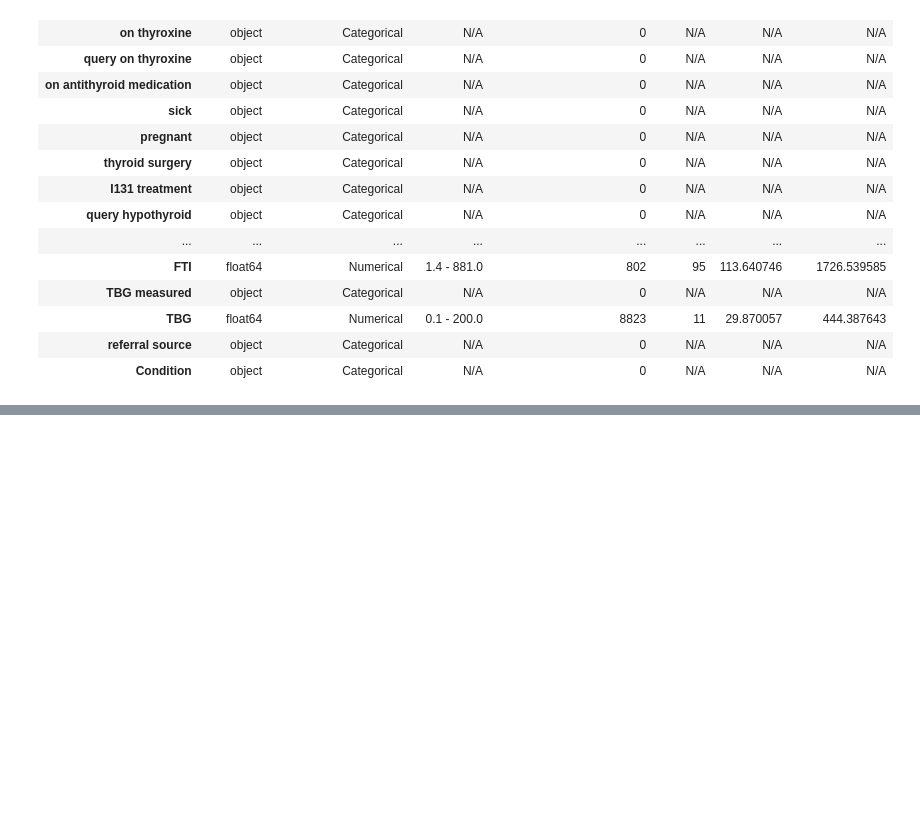
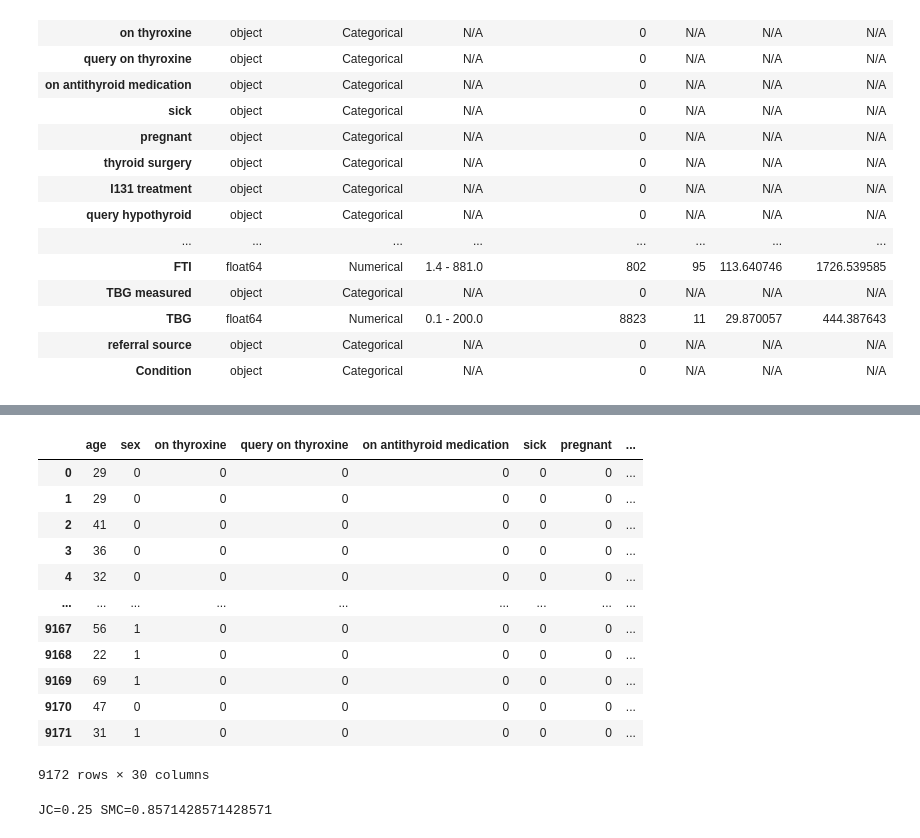
Before and after one commit to ajratnam/ML_LAB_24, a Jupyter notebook: Lab 02/Program.ipynb, the cells around one changed output, grey strips where cells are left out. Cells and saved outputs as stored; diff of their text form; code cells hidden in the pictures; blank space fills up the shorter version.

```diff
--- a/Lab 02/Program.ipynb
+++ b/Lab 02/Program.ipynb
@@ -197,0 +256,67 @@ data
+# %%
+def normalize_data(data):
+    """
+    Normalizes numerical columns and converts categorical columns to numerical codes.
+
+    Args:
+        data (pandas.DataFrame): The DataFrame to be normalized.
+
+    Returns:
+        pandas.DataFrame: The DataFrame with normalized numerical columns and categorical columns converted to codes.
+    """
+    columns = data.columns
+    data_types = data.dtypes
+
+    for column in columns:
+        if data_types[column] == "int64" or data_types[column] == "float64":
+            # data[column] = (data[column] - data[column].min()) / (data[column].max() - data[column].min())  # Uncomment to perform min-max normalization
+            pass
+        elif data_types[column] == "object":
+            data[column] = pd.Categorical(data[column]).codes
+
+    return data
+
+thyroid_data = normalize_data(raw_thyroid)
+thyroid_data
+# %% [output]
+|  | age | sex | on thyroxine | query on thyroxine | on antithyroid medication | sick | pregnant | ... |
+| 0 | 29 | 0 | 0 | 0 | 0 | 0 | 0 | ... |
+| 1 | 29 | 0 | 0 | 0 | 0 | 0 | 0 | ... |
+| 2 | 41 | 0 | 0 | 0 | 0 | 0 | 0 | ... |
+| 3 | 36 | 0 | 0 | 0 | 0 | 0 | 0 | ... |
+| 4 | 32 | 0 | 0 | 0 | 0 | 0 | 0 | ... |
+| ... | ... | ... | ... | ... | ... | ... | ... | ... |
+| 9167 | 56 | 1 | 0 | 0 | 0 | 0 | 0 | ... |
+| 9168 | 22 | 1 | 0 | 0 | 0 | 0 | 0 | ... |
+| 9169 | 69 | 1 | 0 | 0 | 0 | 0 | 0 | ... |
+| 9170 | 47 | 0 | 0 | 0 | 0 | 0 | 0 | ... |
+| 9171 | 31 | 1 | 0 | 0 | 0 | 0 | 0 | ... |
+9172 rows × 30 columns
+# %%
+def calculate_similarity(data):
+    """
+    Calculates Jaccard Coefficient (JC) and Simple Matching Coefficient (SMC) for two rows of binary data.
+
+    Args:
+        data (pandas.DataFrame): The DataFrame containing binary data.
+
+    Returns:
+        tuple: A tuple containing the JC and SMC values.
+    """
+    cols = [col for col in data.columns if len(set(data[col].values)) == 2]
+    row1 = data.iloc[0][cols]
+    row2 = data.iloc[1][cols]
+
+    def f(x, y, r1, r2):
+        return len([1 for i, j in zip(r1, r2) if i == x and j == y])
+
+    JC = lambda r1, r2: f(1, 1, r1, r2) / (f(1, 1, r1, r2) + f(0, 1, r1, r2) + f(1, 0, r1, r2))
+    SMC = lambda r1, r2: (f(1, 1, r1, r2) + f(0, 0, r1, r2)) / (f(1, 1, r1, r2) + f(0, 1, r1, r2) + f(1, 0, r1, r2) + f(0, 0, r1, r2))
+
+    return JC(row1, row2), SMC(row1, row2)
+
+
+JC, SMC = calculate_similarity(raw_thyroid)
+print(f"{JC=} {SMC=}")
+# %% [output]
+JC=0.25 SMC=0.8571428571428571
```
Also changed, not shown: parts of 3 cells of this notebook.
